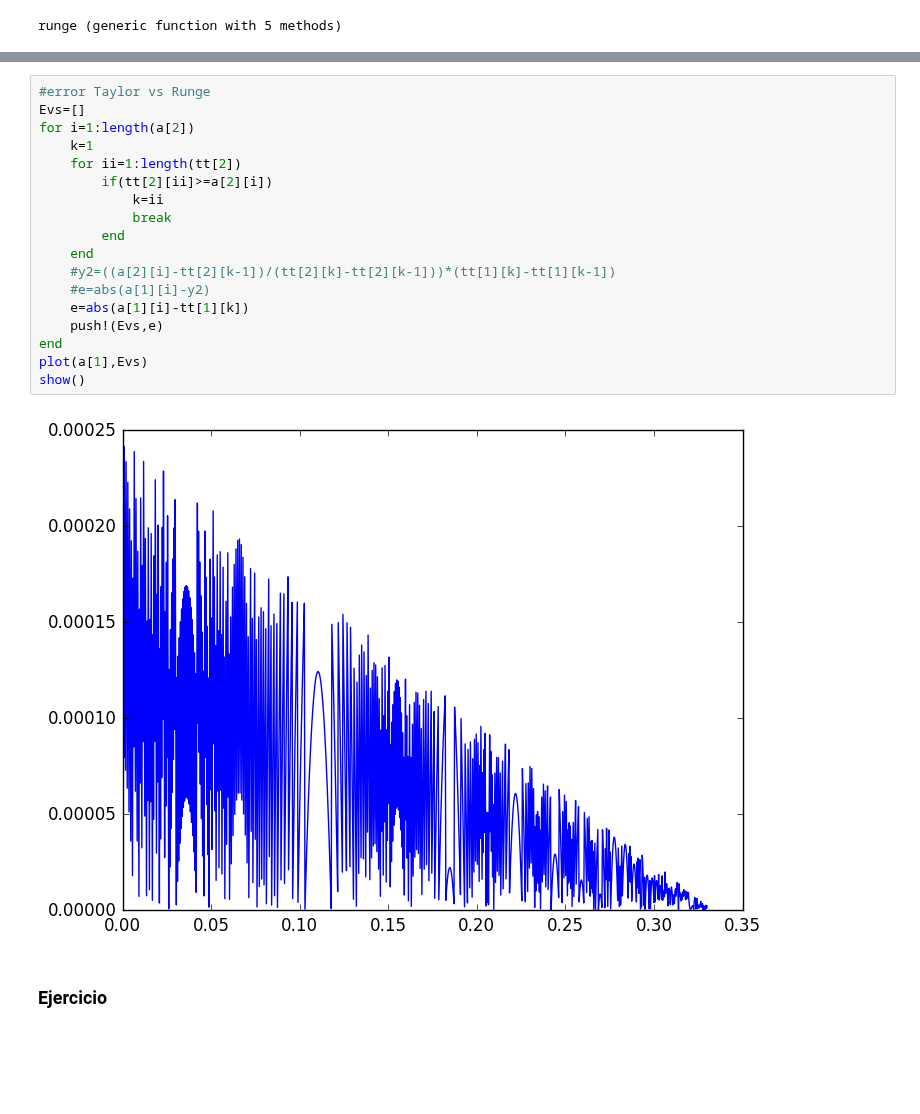
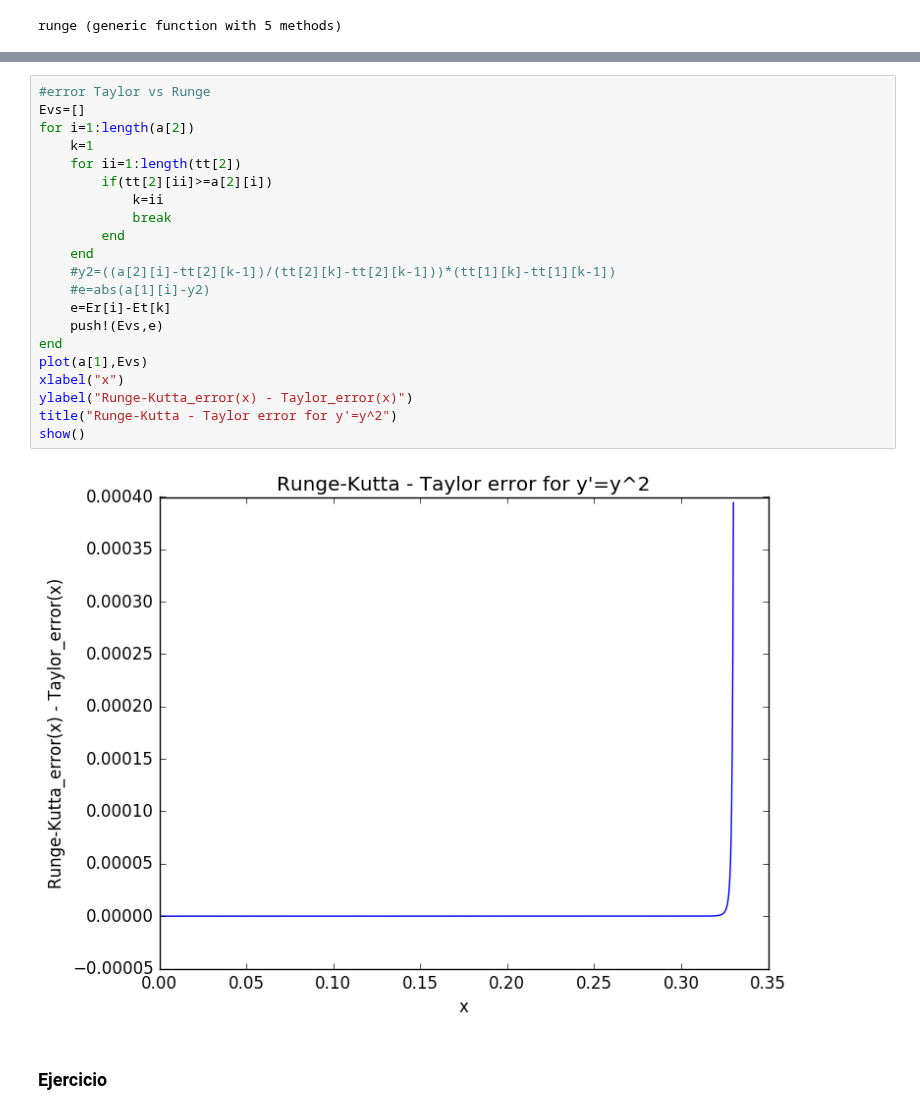
Before and after one commit to lbenet/2016-2_TSFisicaComputacional, a Jupyter notebook: tareas/CarlosLopez/Tarea7.ipynb, the cells around one changed output, grey strips where cells are left out. Drawn from its saved outputs; the diff is of its cells as text; blank space fills up the shorter version.

```diff
--- a/tareas/CarlosLopez/Tarea7.ipynb
+++ b/tareas/CarlosLopez/Tarea7.ipynb
@@ -358,23 +370,26 @@ show()
 # %%
 #error Taylor vs Runge
 Evs=[]
 for i=1:length(a[2])
     k=1
     for ii=1:length(tt[2])
         if(tt[2][ii]>=a[2][i])
             k=ii
             break
         end
     end
     #y2=((a[2][i]-tt[2][k-1])/(tt[2][k]-tt[2][k-1]))*(tt[1][k]-tt[1][k-1])
     #e=abs(a[1][i]-y2)
-    e=abs(a[1][i]-tt[1][k])
+    e=Er[i]-Et[k]
     push!(Evs,e)
 end
 plot(a[1],Evs)
+xlabel("x")
+ylabel("Runge-Kutta_error(x) - Taylor_error(x)")
+title("Runge-Kutta - Taylor error for y'=y^2")
 show()
 # %% [output]
-[figure, old version]
+[figure, new version]
 # %% [markdown]
 ### Ejercicio
 # %% [markdown]
```
Also changed, not shown: parts of 10 cells of this notebook.
